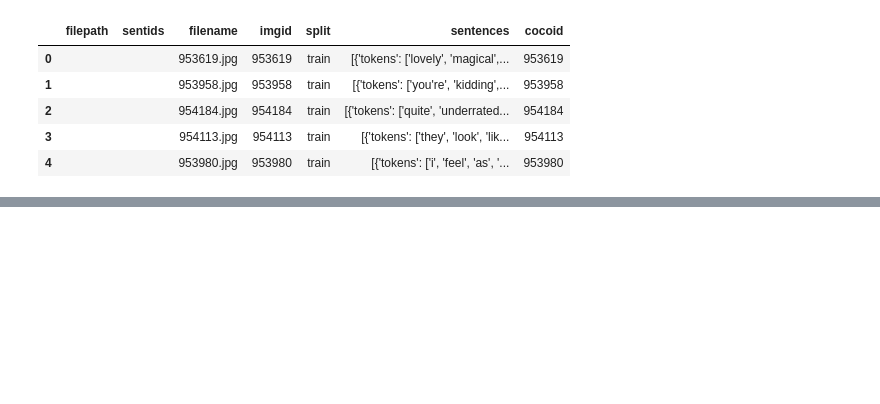
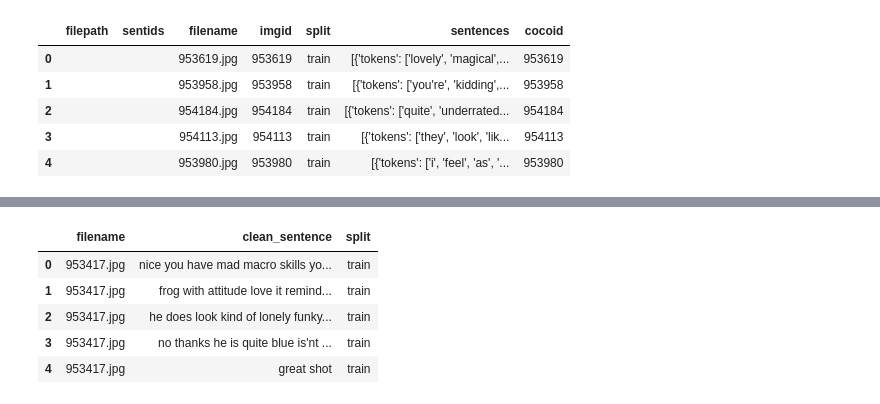
Before and after one commit to keenansamway/COSC576-Project, a Jupyter notebook: CNN-LSTM/data_analysis.ipynb, the cells around one changed output, grey strips where cells are left out. Saved outputs shown, nothing was run; the diff lists cells and outputs as text; code cells hidden in the pictures; blank space fills up the shorter version.

```diff
--- a/CNN-LSTM/data_analysis.ipynb
+++ b/CNN-LSTM/data_analysis.ipynb
@@ -16,5 +18,5 @@ captions_file_cleaned = "../datasets/AVA/CLEAN_AVA_FULL_COMMENTS.json"
 with io.open(captions_file_cleaned, 'r', encoding = 'utf-8') as f:
     json_file = json.load(f)
 # %%
-df = pd.DataFrame(json_file['images'])
+df_raw = pd.DataFrame(json_file['images'])
 # %%
@@ -37,2 +30,0 @@ df['sentences'][12][4]['clean']
-# %%
-i = Image.open(os.path.join(images_dir, df['filename'][12])).convert("RGB")
@@ -42,0 +31,23 @@ display(i)
+# %%
+filenames_list = []
+captions_list = []
+split_list = []
+
+for i, img in enumerate(df['filename']):
+    for j, caption in enumerate(df_raw['sentences'][i]):
+        if os.path.exists(os.path.join(images_dir, img)):
+            filenames_list.append(img)
+            captions_list.append(caption['clean'])
+            split_list.append(df_raw['split'][i])
+# %%
+df_full_dict = {'filename': filenames_list, 'clean_sentence': captions_list, 'split': split_list}
+df_full = pd.DataFrame(df_full_dict)
+# %%
+df_full.head()
+# %% [output]
+|  | filename | clean_sentence | split |
+| 0 | 953417.jpg | nice you have mad macro skills yo... | train |
+| 1 | 953417.jpg | frog with attitude love it remind... | train |
+| 2 | 953417.jpg | he does look kind of lonely funky... | train |
+| 3 | 953417.jpg | no thanks he is quite blue is'nt ... | train |
+| 4 | 953417.jpg | great shot | train |
```
Also changed, not shown: parts of 14 cells of this notebook.
